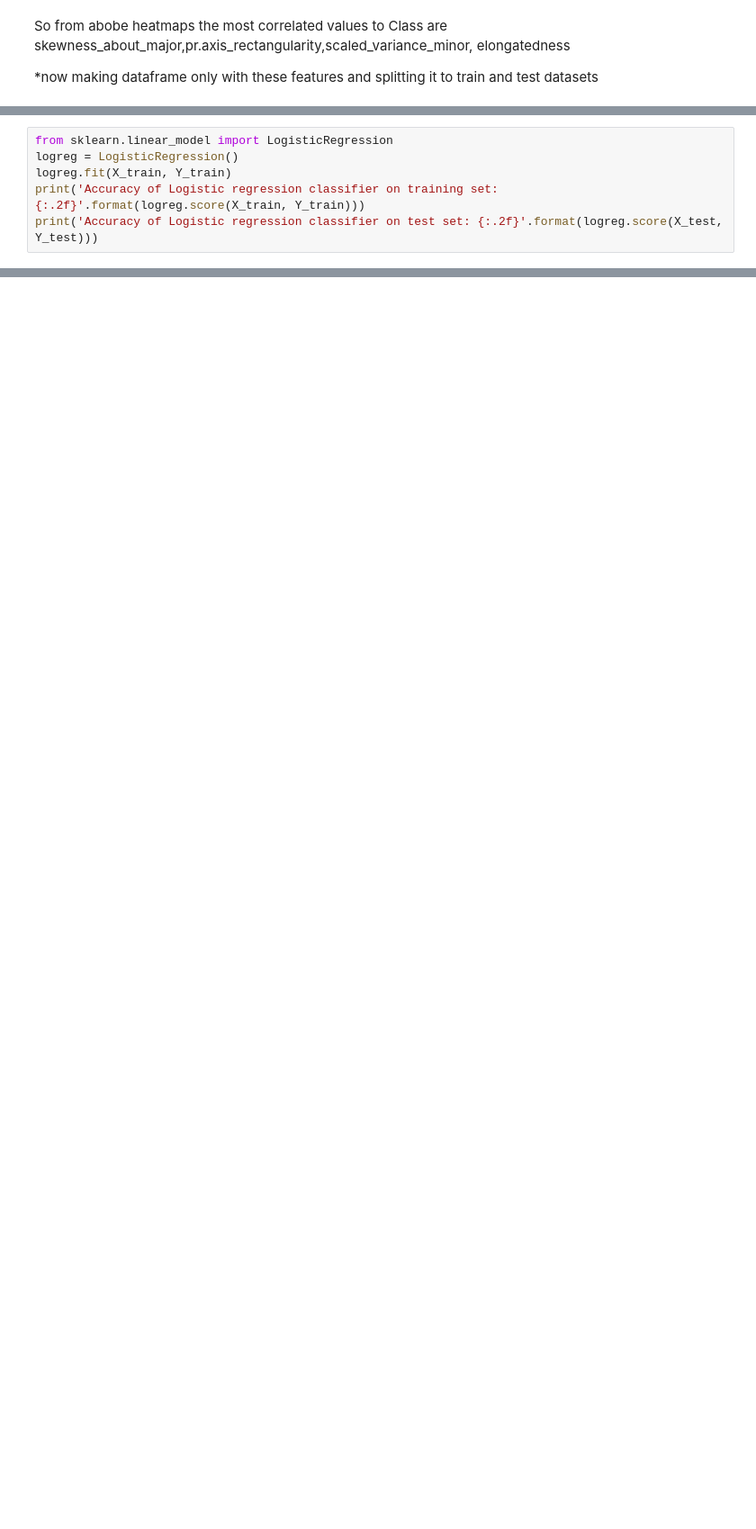
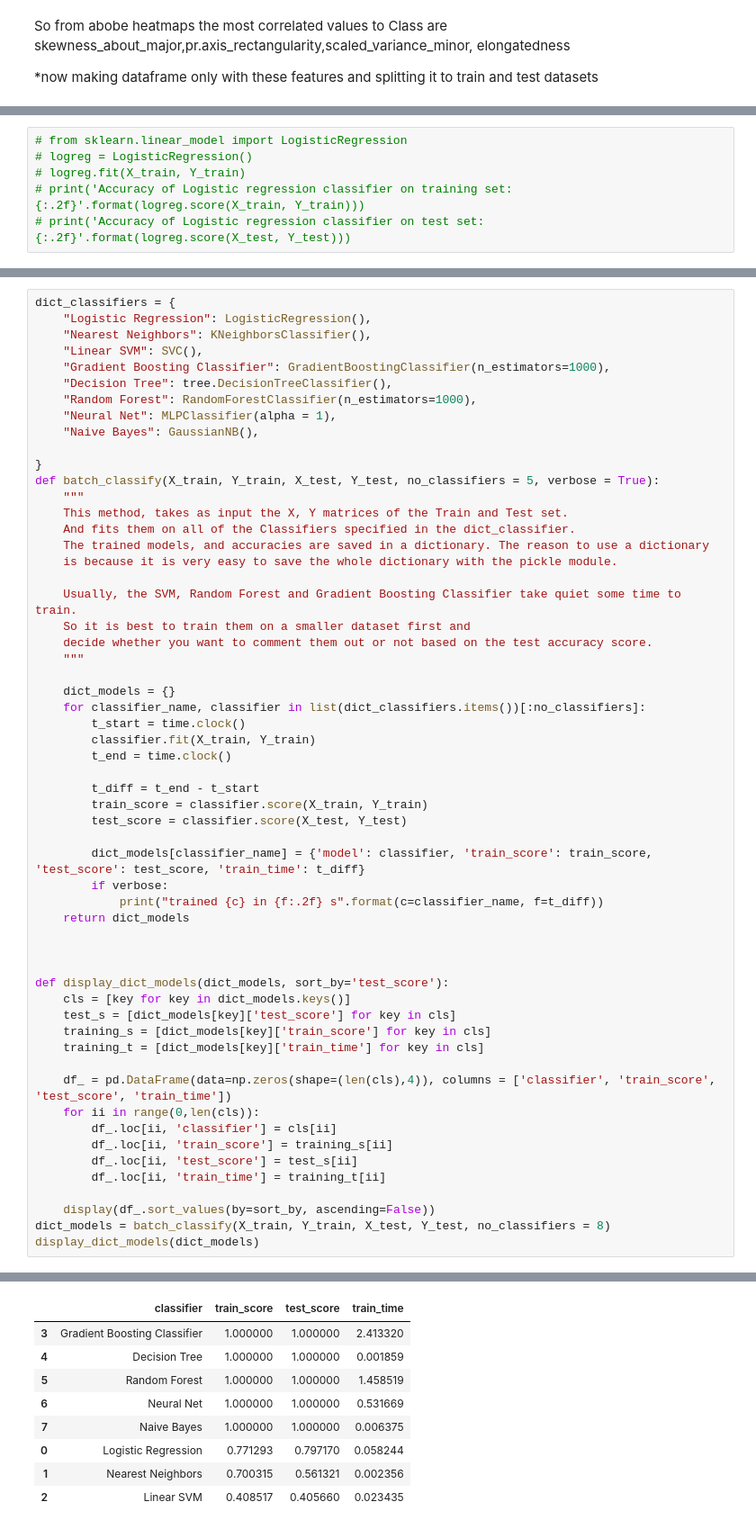
Before and after one commit to mozilla/PRESC, a Jupyter notebook: dev/silvererudite_task2/PRESC_startuptask.ipynb, the cells around one changed output, grey strips where cells are left out. Shown at 90% size. Cells and saved outputs as stored; diff of their text form; blank space fills up the shorter version.

Commit message:
Added classifiers

```diff
--- a/dev/silvererudite_task2/PRESC_startuptask.ipynb
+++ b/dev/silvererudite_task2/PRESC_startuptask.ipynb
@@ -240,6 +216,6 @@ X_train
 # %%
-from sklearn.linear_model import LogisticRegression
-logreg = LogisticRegression()
-logreg.fit(X_train, Y_train)
-print('Accuracy of Logistic regression classifier on training set: {:.2f}'.format(logreg.score(X_train, Y_train)))
-print('Accuracy of Logistic regression classifier on test set: {:.2f}'.format(logreg.score(X_test, Y_test)))
+# from sklearn.linear_model import LogisticRegression
+# logreg = LogisticRegression()
+# logreg.fit(X_train, Y_train)
+# print('Accuracy of Logistic regression classifier on training set: {:.2f}'.format(logreg.score(X_train, Y_train)))
+# print('Accuracy of Logistic regression classifier on test set: {:.2f}'.format(logreg.score(X_test, Y_test)))
@@ -263,0 +242,58 @@ Accuracy of Decision Tree classifier on test set: 1.00
+# %%
+dict_classifiers = {
+    "Logistic Regression": LogisticRegression(),
+    "Nearest Neighbors": KNeighborsClassifier(),
+    "Linear SVM": SVC(),
+    "Gradient Boosting Classifier": GradientBoostingClassifier(n_estimators=1000),
+    "Decision Tree": tree.DecisionTreeClassifier(),
+    "Random Forest": RandomForestClassifier(n_estimators=1000),
+    "Neural Net": MLPClassifier(alpha = 1),
+    "Naive Bayes": GaussianNB(),
+
+}
+def batch_classify(X_train, Y_train, X_test, Y_test, no_classifiers = 5, verbose = True):
+    """
+    This method, takes as input the X, Y matrices of the Train and Test set.
+    And fits them on all of the Classifiers specified in the dict_classifier.
+    The trained models, and accuracies are saved in a dictionary. The reason to use a dictionary
+    is because it is very easy to save the whole dictionary with the pickle module.
+
+    Usually, the SVM, Random Forest and Gradient Boosting Classifier take quiet some time to train.
+    So it is best to train them on a smaller dataset first and
+    decide whether you want to comment them out or not based on the test accuracy score.
+    """
+
+    dict_models = {}
+    for classifier_name, classifier in list(dict_classifiers.items())[:no_classifiers]:
+        t_start = time.clock()
+        classifier.fit(X_train, Y_train)
+        t_end = time.clock()
+
+        t_diff = t_end - t_start
+        train_score = classifier.score(X_train, Y_train)
+        test_score = classifier.score(X_test, Y_test)
+
+        dict_models[classifier_name] = {'model': classifier, 'train_score': train_score, 'test_score': test_score, 'train_time': t_diff}
+        if verbose:
+            print("trained {c} in {f:.2f} s".format(c=classifier_name, f=t_diff))
+    return dict_models
+
+
+
+def display_dict_models(dict_models, sort_by='test_score'):
+    cls = [key for key in dict_models.keys()]
+    test_s = [dict_models[key]['test_score'] for key in cls]
+    training_s = [dict_models[key]['train_score'] for key in cls]
+    training_t = [dict_models[key]['train_time'] for key in cls]
+
+    df_ = pd.DataFrame(data=np.zeros(shape=(len(cls),4)), columns = ['classifier', 'train_score', 'test_score', 'train_time'])
+    for ii in range(0,len(cls)):
+        df_.loc[ii, 'classifier'] = cls[ii]
+        df_.loc[ii, 'train_score'] = training_s[ii]
+        df_.loc[ii, 'test_score'] = test_s[ii]
+        df_.loc[ii, 'train_time'] = training_t[ii]
+
+    display(df_.sort_values(by=sort_by, ascending=False))
+dict_models = batch_classify(X_train, Y_train, X_test, Y_test, no_classifiers = 8)
+display_dict_models(dict_models)
+# %% [output]
@@ -263,0 +315,9 @@ Accuracy of Decision Tree classifier on test set: 1.00
+|  | classifier | train_score | test_score | train_time |
+| 3 | Gradient Boosting Classifier | 1.000000 | 1.000000 | 2.413320 |
+| 4 | Decision Tree | 1.000000 | 1.000000 | 0.001859 |
+| 5 | Random Forest | 1.000000 | 1.000000 | 1.458519 |
+| 6 | Neural Net | 1.000000 | 1.000000 | 0.531669 |
+| 7 | Naive Bayes | 1.000000 | 1.000000 | 0.006375 |
+| 0 | Logistic Regression | 0.771293 | 0.797170 | 0.058244 |
+| 1 | Nearest Neighbors | 0.700315 | 0.561321 | 0.002356 |
+| 2 | Linear SVM | 0.408517 | 0.405660 | 0.023435 |
```
Also changed, not shown: parts of 21 cells of this notebook.
